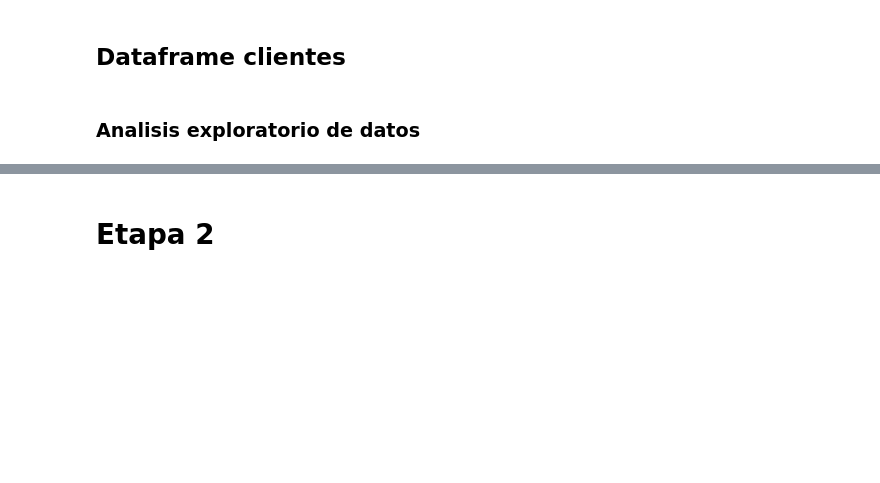
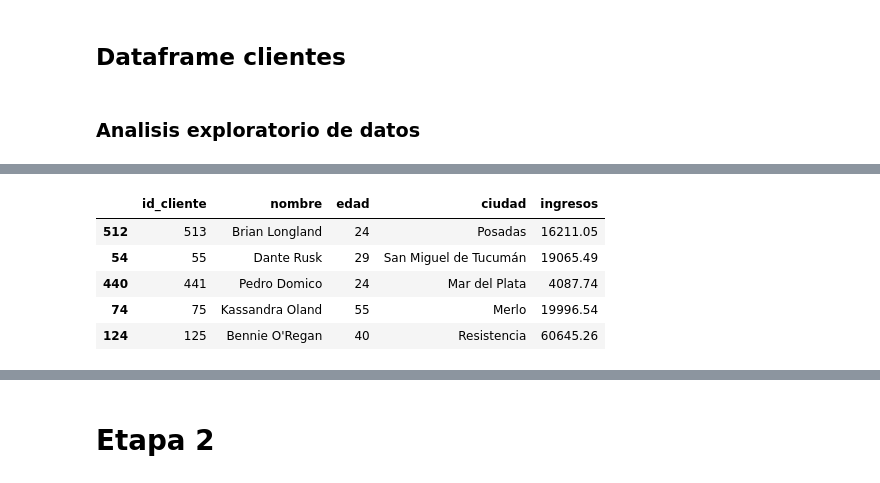
Before and after one commit to marianovanini/TT-2C2025-Data-Analitycs-Notebooks, a Jupyter notebook: Pre entrega/Pre-entrega.ipynb, the cells around one changed output, grey strips where cells are left out. Saved outputs shown, nothing was run; the diff lists cells and outputs as text; code cells hidden in the pictures; blank space fills up the shorter version.

```diff
--- a/Pre entrega/Pre-entrega.ipynb
+++ b/Pre entrega/Pre-entrega.ipynb
@@ -278,0 +434,10 @@ df_marketing.duplicated().sum()
+# %%
+# Uso de sample() para tomar registros al azar
+df_clientes.sample(5)
+# %% [output]
+|  | id_cliente | nombre | edad | ciudad | ingresos |
+| 512 | 513 | Brian Longland | 24 | Posadas | 16211.05 |
+| 54 | 55 | Dante Rusk | 29 | San Miguel de Tucumán | 19065.49 |
+| 440 | 441 | Pedro Domico | 24 | Mar del Plata | 4087.74 |
+| 74 | 75 | Kassandra Oland | 55 | Merlo | 19996.54 |
+| 124 | 125 | Bennie O'Regan | 40 | Resistencia | 60645.26 |
```
Also changed, not shown: parts of 55 cells of this notebook.
